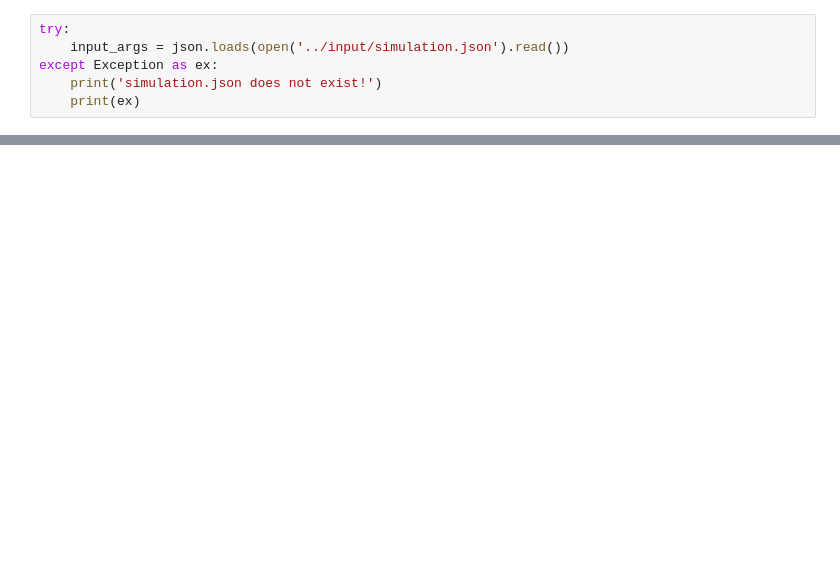
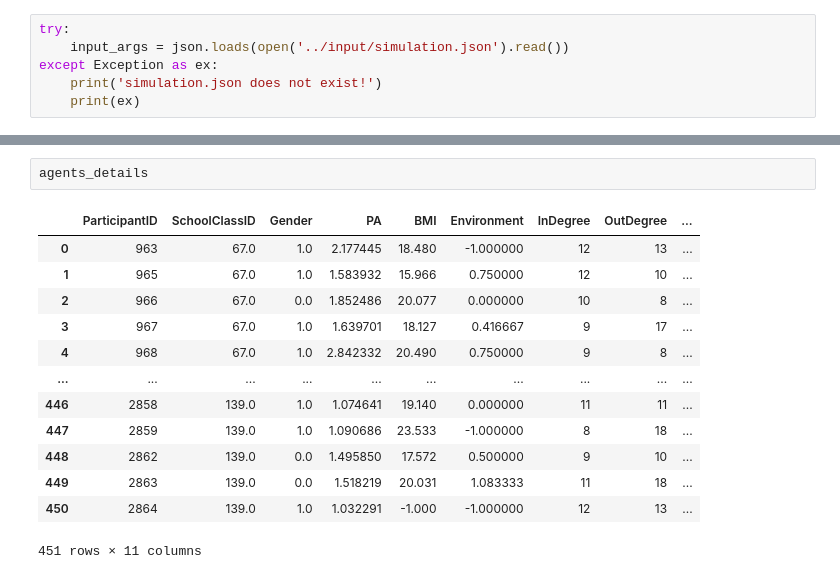
Before and after one commit to MovezNetwork/ABM-PA, a Jupyter notebook: notebooks/NewSrc.ipynb, the cells around one changed output, grey strips where cells are left out. Cells and saved outputs as stored; diff of their text form; blank space fills up the shorter version.

```diff
--- a/notebooks/NewSrc.ipynb
+++ b/notebooks/NewSrc.ipynb
@@ -483,0 +104,16 @@ IndentationError: unindent does not match any outer indentation level (<tokenize
+# %%
+agents_details
+# %% [output]
+|  | ParticipantID | SchoolClassID | Gender | PA | BMI | Environment | InDegree | OutDegree | ... |
+| 0 | 963 | 67.0 | 1.0 | 2.177445 | 18.480 | -1.000000 | 12 | 13 | ... |
+| 1 | 965 | 67.0 | 1.0 | 1.583932 | 15.966 | 0.750000 | 12 | 10 | ... |
+| 2 | 966 | 67.0 | 0.0 | 1.852486 | 20.077 | 0.000000 | 10 | 8 | ... |
+| 3 | 967 | 67.0 | 1.0 | 1.639701 | 18.127 | 0.416667 | 9 | 17 | ... |
+| 4 | 968 | 67.0 | 1.0 | 2.842332 | 20.490 | 0.750000 | 9 | 8 | ... |
+| ... | ... | ... | ... | ... | ... | ... | ... | ... | ... |
+| 446 | 2858 | 139.0 | 1.0 | 1.074641 | 19.140 | 0.000000 | 11 | 11 | ... |
+| 447 | 2859 | 139.0 | 1.0 | 1.090686 | 23.533 | -1.000000 | 8 | 18 | ... |
+| 448 | 2862 | 139.0 | 0.0 | 1.495850 | 17.572 | 0.500000 | 9 | 10 | ... |
+| 449 | 2863 | 139.0 | 0.0 | 1.518219 | 20.031 | 1.083333 | 11 | 18 | ... |
+| 450 | 2864 | 139.0 | 1.0 | 1.032291 | -1.000 | -1.000000 | 12 | 13 | ... |
+451 rows × 11 columns
```
Also changed, not shown: parts of 24 cells of this notebook, 3 other files.
